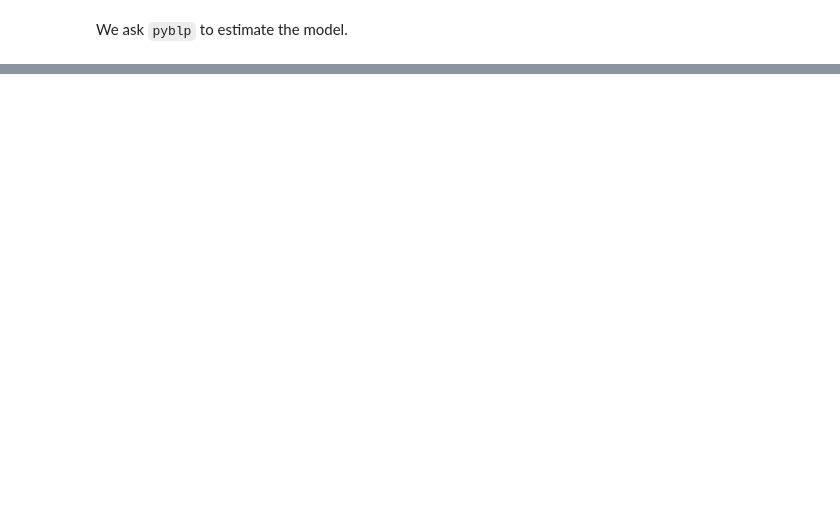
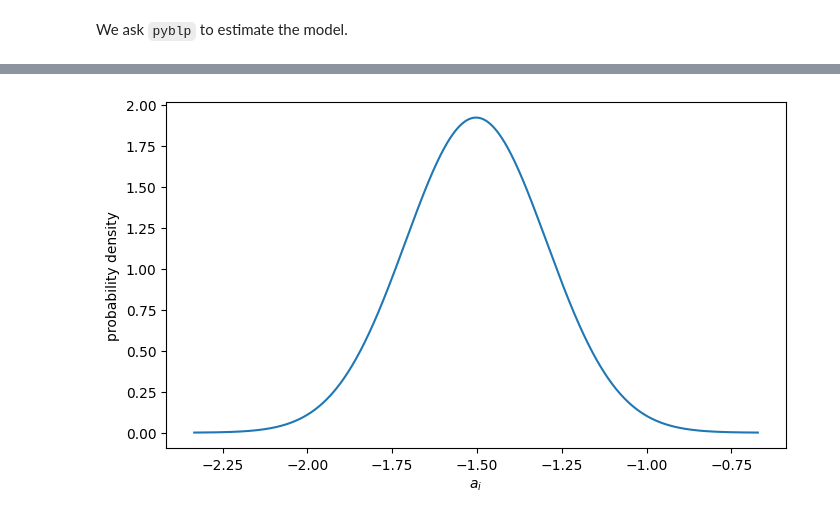
Before and after one commit to floriandendorfer/demand-estimation, a Jupyter notebook: code.ipynb, the cells around one changed output, grey strips where cells are left out. Cells and saved outputs as stored; diff of their text form; code cells hidden in the pictures; blank space fills up the shorter version.

```diff
--- a/code.ipynb
+++ b/code.ipynb
@@ -314,0 +526,10 @@ PatsyError: Failed to load data for 'x' because of the above exception.
+# %%
+ai = np.linspace(alpha_hat - 4*sigma_hat, alpha_hat + 4*sigma_hat, 1000)
+pdf = norm.pdf(ai, alpha_hat, sigma_hat)
+plt.figure(figsize=(8, 4.5))
+plt.plot(ai, pdf, label=f'Normal PDF\nMean: {alpha_hat}, SD: {sigma_hat}')
+plt.xlabel(r'$a_i$')
+plt.ylabel('probability density')
+plt.show()
+# %% [output]
+[figure, added]
```
Also changed, not shown: parts of 26 cells of this notebook.
